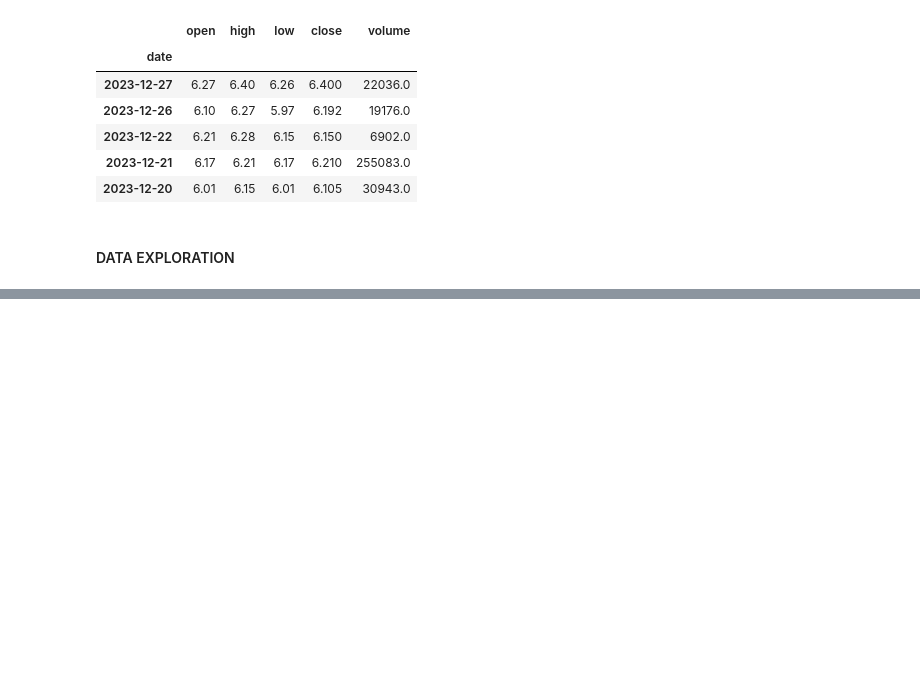
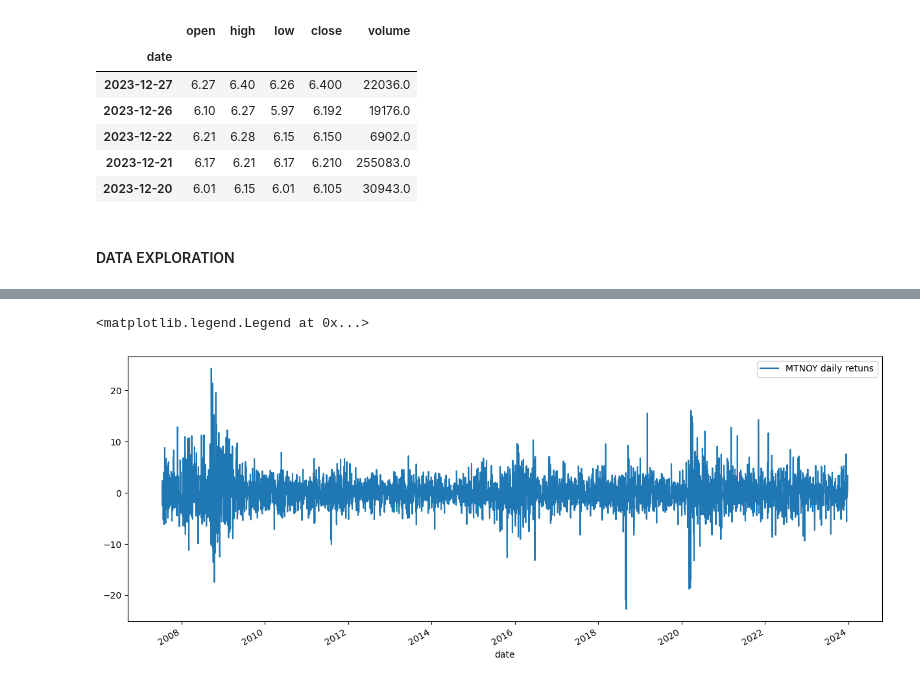
Before and after one commit to adebayomoses/MTNOY-Stock-Price-Analysis, a Jupyter notebook: MTNOY_Stock.ipynb, the cells around one changed output, grey strips where cells are left out. Cells and saved outputs as stored; diff of their text form; code cells hidden in the pictures; blank space fills up the shorter version.

```diff
--- a/MTNOY_Stock.ipynb
+++ b/MTNOY_Stock.ipynb
@@ -94,0 +189,11 @@ None
+# %%
+# PLot of MTNOY daily price volatility
+fig, ax = plt.subplots(figsize=(15,6))
+
+df_mtnoy_return.plot(ax=ax, label="MTNOY daily retuns" )
+
+
+plt.legend()
+# %% [output]
+<matplotlib.legend.Legend at 0x...>
+[figure, added]
```
Also changed, not shown: parts of 23 cells of this notebook.
